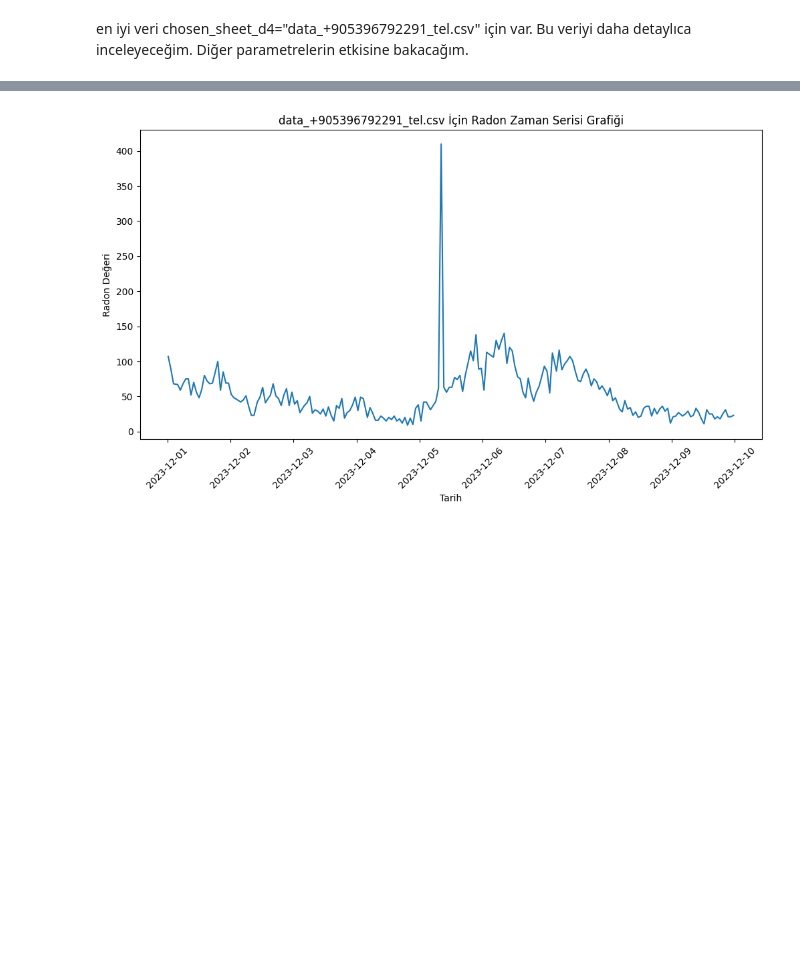
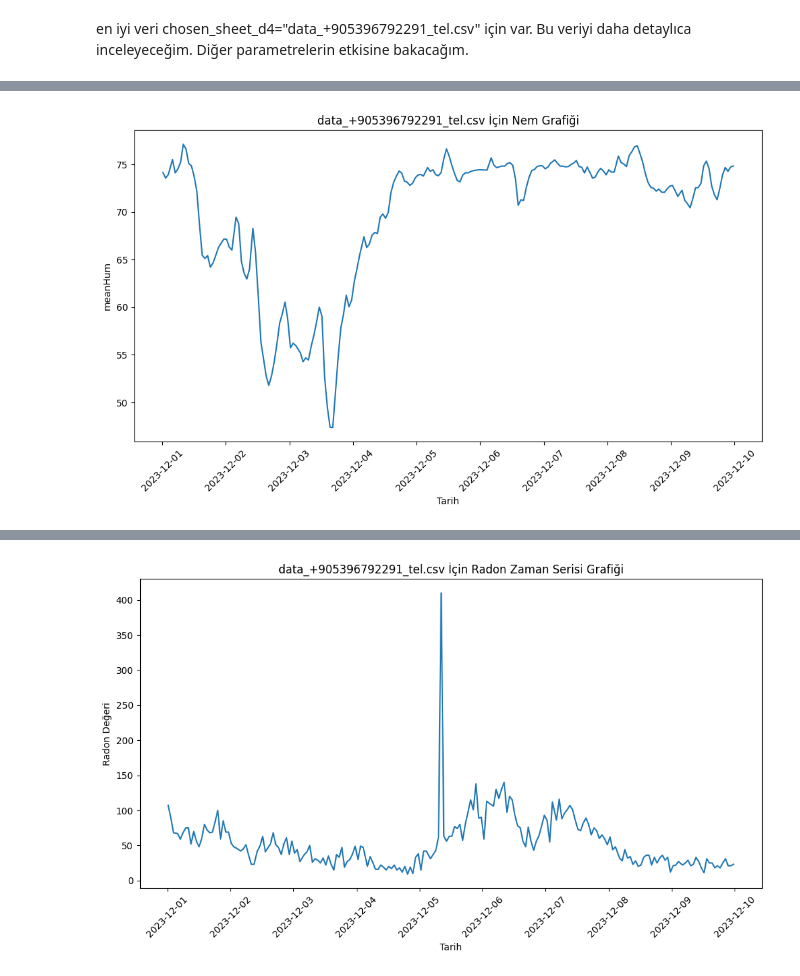
Before and after one commit to beriaacan/Radon-Analysis-with-Deep-Learning-Algorithms, a Jupyter notebook: 2_Data_Analysis.ipynb, the cells around one changed output, grey strips where cells are left out. Saved outputs shown, nothing was run; the diff lists cells and outputs as text; code cells hidden in the pictures; blank space fills up the shorter version.

```diff
--- a/2_Data_Analysis.ipynb
+++ b/2_Data_Analysis.ipynb
@@ -291,0 +292,46 @@ plt.show()
+# %%
+def plot_time_series(chosen_sheet, start_date, end_date):
+    # Sayfayı oku
+    file_path = os.path.join(csv_folder_path, chosen_sheet)
+    df = pd.read_csv(file_path)
+
+    # Türkçe formatındaki sayıları uygun formata dönüştür
+    numeric_columns = df.columns[1:]
+    df[numeric_columns] = df[numeric_columns].replace({',': '.'}, regex=True).astype(float)
+
+    # Kontrol et: 'tarih' sütunu var mı?
+    if 'tarih' not in df.columns:
+        print(f"{chosen_sheet} adlı sayfa için 'tarih' sütunu bulunamadı.")
+    else:
+        # Tarih sütununu datetime formatına çevir
+        df['tarih'] = pd.to_datetime(df['tarih'], format='%d.%m.%y-%H:%M:%S')
+
+        # Filter data within the specified date range
+        df = df[(df['tarih'] >= start_date) & (df['tarih'] <= end_date)]
+        #['radon_real', 'meanHum', 'meanTemp', 'meanPres']
+        # Seçilen sütunları belirle
+        time_series_columns = ['tarih', 'meanHum']
+
+        # Veriyi seçilen sütunlara göre filtrele
+        time_series_data = df[time_series_columns]
+
+        # Tarih sütununu indeks olarak ayarla
+        time_series_data.set_index('tarih', inplace=True)
+
+        # Zaman serisi grafiğini çiz
+        plt.figure(figsize=(12, 6))
+        sns.lineplot(data=time_series_data, x=time_series_data.index, y='meanHum')
+        plt.title(f"{chosen_sheet} İçin Nem Grafiği")
+        plt.xlabel('Tarih')
+        plt.ylabel('meanHum')
+        plt.xticks(rotation=45)
+        plt.show()
+
+# Date filter for data (10.12.2023 in this example)
+start_date = pd.to_datetime("2023-12-1")
+end_date = pd.to_datetime("2023-12-10")
+
+# Plot time series for the chosen sheet within the specified date range
+plot_time_series(chosen_sheet_d4, start_date, end_date)
+# %% [output]
+[figure, added]
```
Also changed, not shown: parts of 6 cells of this notebook.
